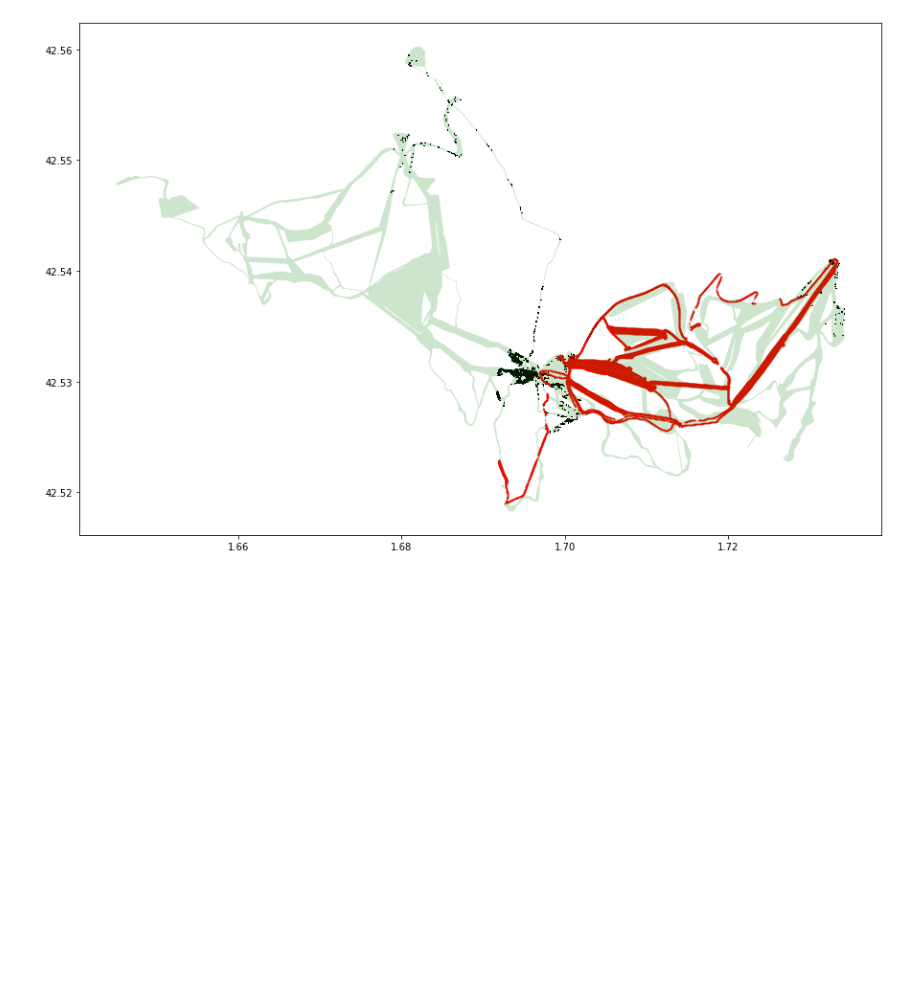
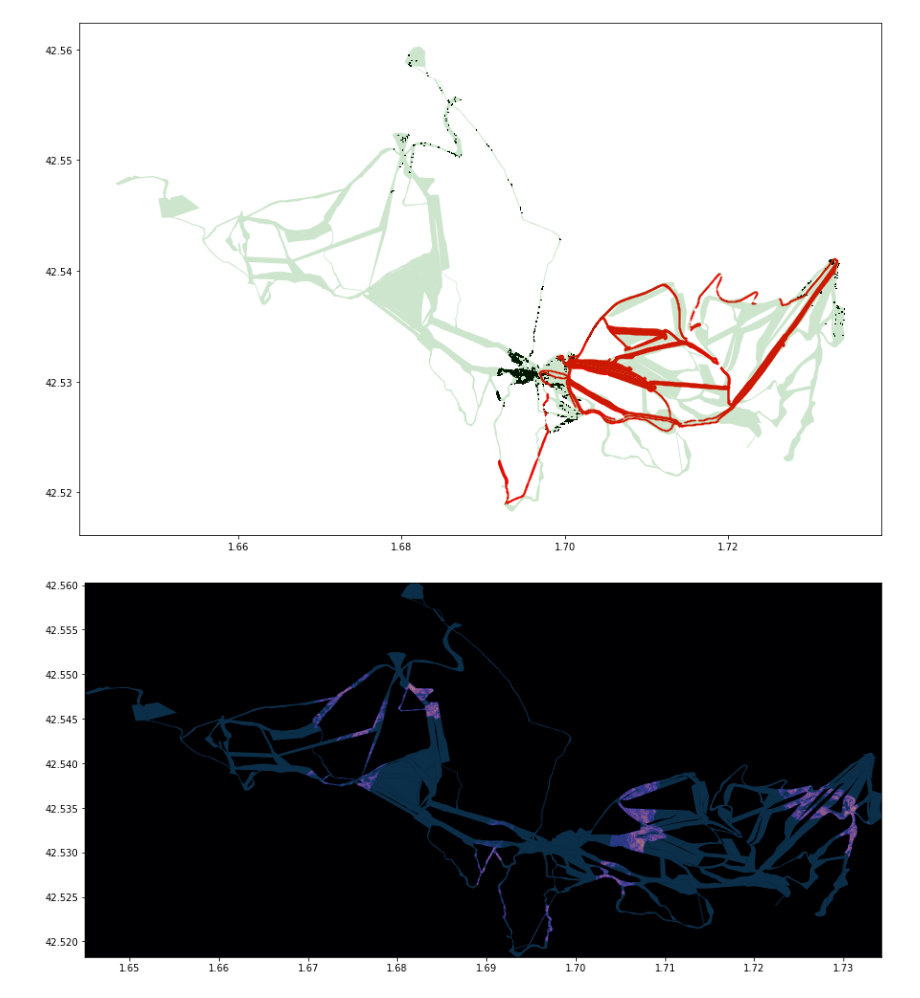
Before and after one commit to snowplanner/jupyterlab-data-science, a Jupyter notebook: src/kram_files/examples_gdal/sort_points2polygons.ipynb, the cells around one changed output. Drawn from its saved outputs; the diff is of its cells as text; code cells hidden in the pictures; blank space fills up the shorter version.

```diff
--- a/src/kram_files/examples_gdal/sort_points2polygons.ipynb
+++ b/src/kram_files/examples_gdal/sort_points2polygons.ipynb
@@ -82,3 +82,16 @@ trails.plot(ax=base, marker='.', color='green', alpha=0.2)
 # %% [output]
 <AxesSubplot:>
 [figure]
+# %%
+#trails_path = './outputs/geojson/trails_2d.shp'
+rast = rasterio.open('C:/Users/montse/Desktop/ARI-Git/jupyterlab-data-science/src/kram_files/outputs/rasters/classified_rasters/2100_2200_15_20_north.tif')
+rast2 = rasterio.open('C:/Users/montse/Desktop/ARI-Git/jupyterlab-data-science/src/kram_files/outputs/rasters/classified_rasters/2200_2300_10_15_north.tif')
+#trails = gpd.read_file(trails)
+
+f, ax = plt.subplots(figsize=(15,15))
+trails.plot(ax=ax, alpha=0.4)
+rasterio.plot.show(rast, ax=ax, cmap='magma')
+rasterio.plot.show(rast2, ax=ax, cmap='magma') #with_bounds = True, ax=ax, cmap='magma')
+plt.show()
+# %% [output]
+[figure, added]
```
Also changed, not shown: parts of 2 cells of this notebook, 6 other files.
